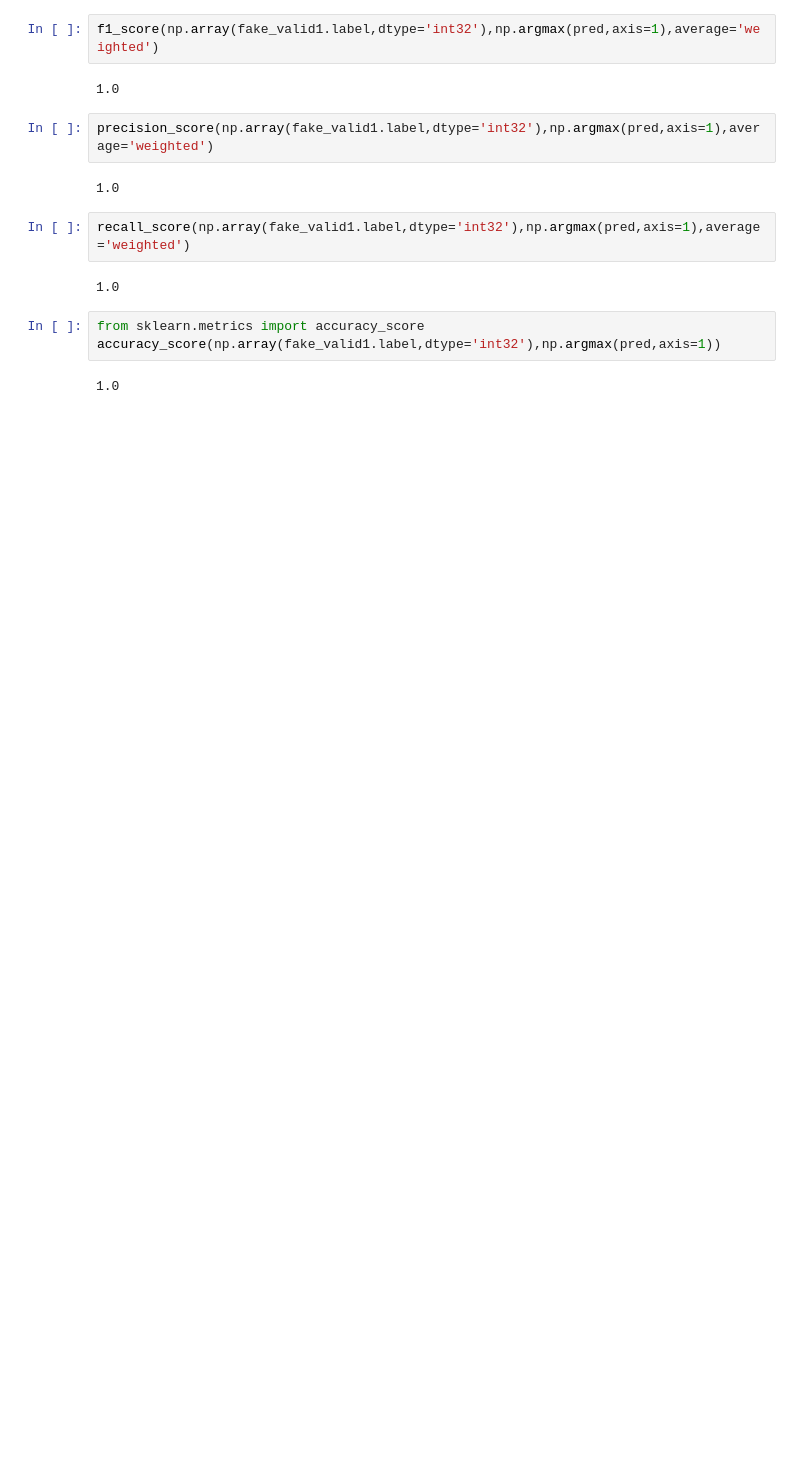
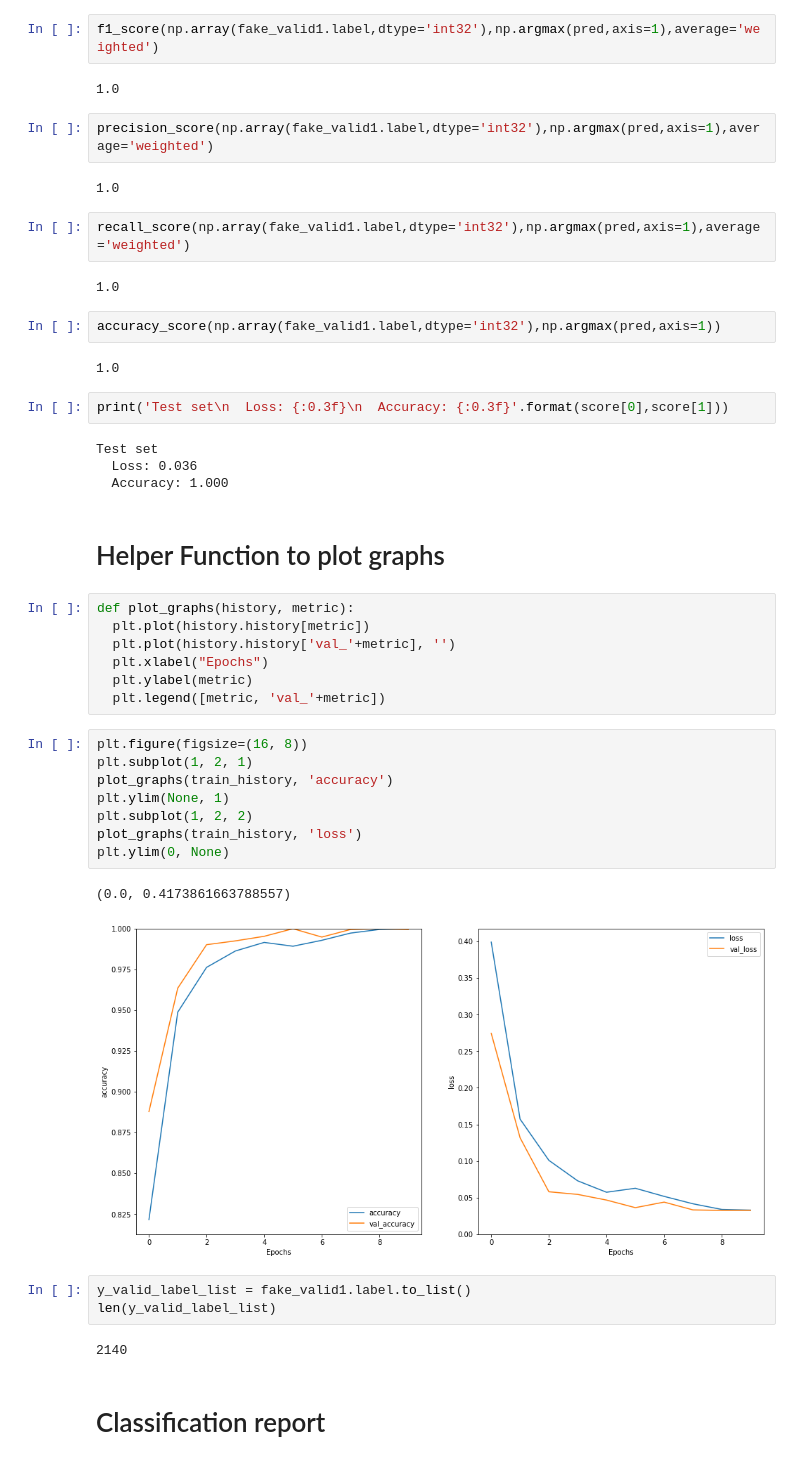
Before and after one commit to sreebalajisree/Fake_News_Detection, a Jupyter notebook: fake_news_dectetion_BERT_tpu_Without_Pseudo_Labeling.ipynb, the cells around one changed output. Drawn from its saved outputs; the diff is of its cells as text; blank space fills up the shorter version.

```diff
--- a/fake_news_dectetion_BERT_tpu_Without_Pseudo_Labeling.ipynb
+++ b/fake_news_dectetion_BERT_tpu_Without_Pseudo_Labeling.ipynb
@@ -651,7 +657,39 @@ recall_score(np.array(fake_valid1.label,dtype='int32'),np.argmax(pred,axis=1),av
 # %% [output]
 1.0
 # %%
-from sklearn.metrics import accuracy_score
 accuracy_score(np.array(fake_valid1.label,dtype='int32'),np.argmax(pred,axis=1))
 # %% [output]
 1.0
+# %%
+print('Test set\n  Loss: {:0.3f}\n  Accuracy: {:0.3f}'.format(score[0],score[1]))
+# %% [output]
+Test set
+  Loss: 0.036
+  Accuracy: 1.000
+# %% [markdown]
+# Helper Function to plot graphs
+# %%
+def plot_graphs(history, metric):
+  plt.plot(history.history[metric])
+  plt.plot(history.history['val_'+metric], '')
+  plt.xlabel("Epochs")
+  plt.ylabel(metric)
+  plt.legend([metric, 'val_'+metric])
+# %%
+plt.figure(figsize=(16, 8))
+plt.subplot(1, 2, 1)
+plot_graphs(train_history, 'accuracy')
+plt.ylim(None, 1)
+plt.subplot(1, 2, 2)
+plot_graphs(train_history, 'loss')
+plt.ylim(0, None)
+# %% [output]
+(0.0, 0.4173861663788557)
+[figure, added]
+# %%
+y_valid_label_list = fake_valid1.label.to_list()
+len(y_valid_label_list)
+# %% [output]
+2140
+# %% [markdown]
+# Classification report
```
Also changed, not shown: parts of 26 cells of this notebook.
